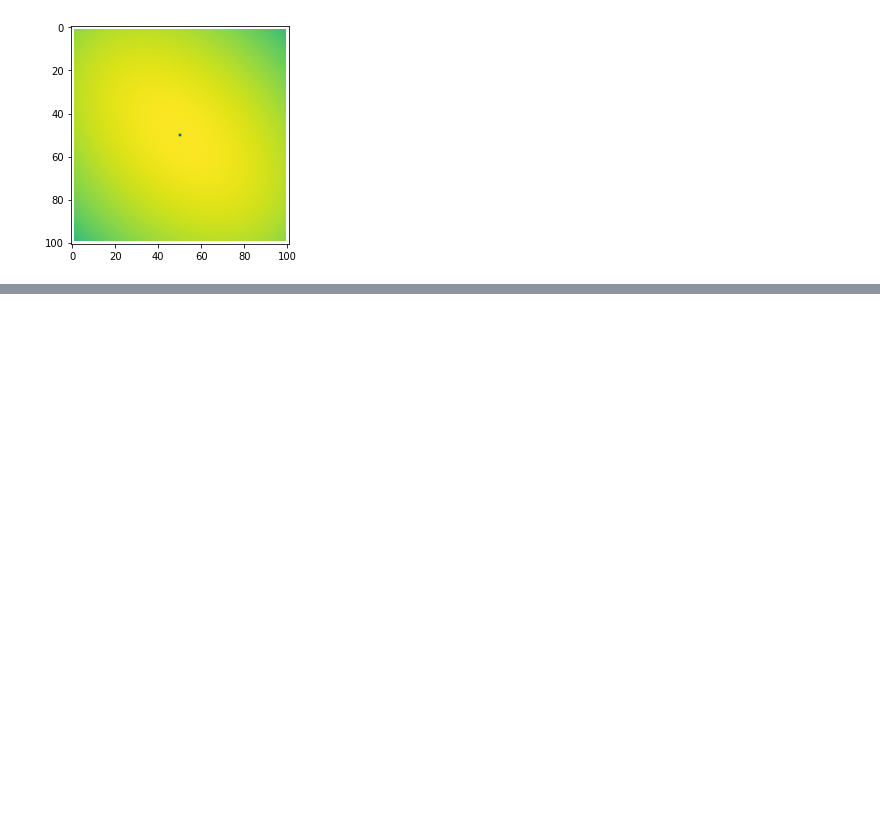
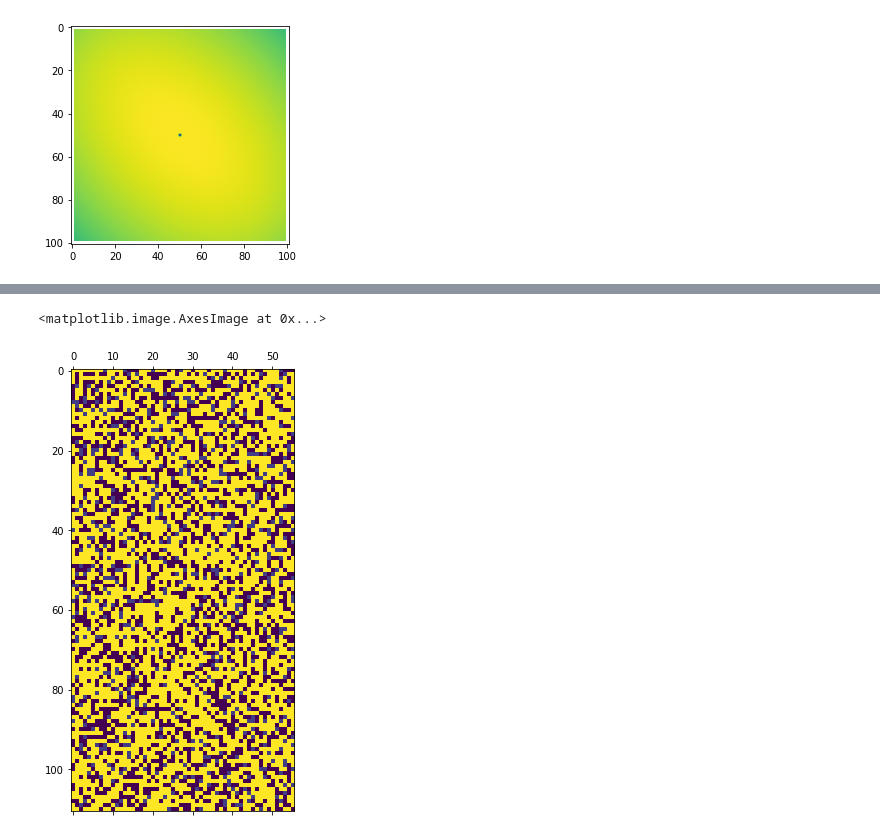
Before and after one commit to Desmond-LIN-Y/Homogenization, a Jupyter notebook: Random-distribution.ipynb, the cells around one changed output, grey strips where cells are left out. Cells and saved outputs as stored; diff of their text form; code cells hidden in the pictures; blank space fills up the shorter version.

```diff
--- a/Random-distribution.ipynb
+++ b/Random-distribution.ipynb
@@ -94,0 +182,5 @@ plt.imshow(np.log2(grid))
+# %%
+plt.matshow(randomgrid)
+# %% [output]
+<matplotlib.image.AxesImage at 0x...>
+[figure, added]
```
Also changed, not shown: parts of 6 cells of this notebook.
